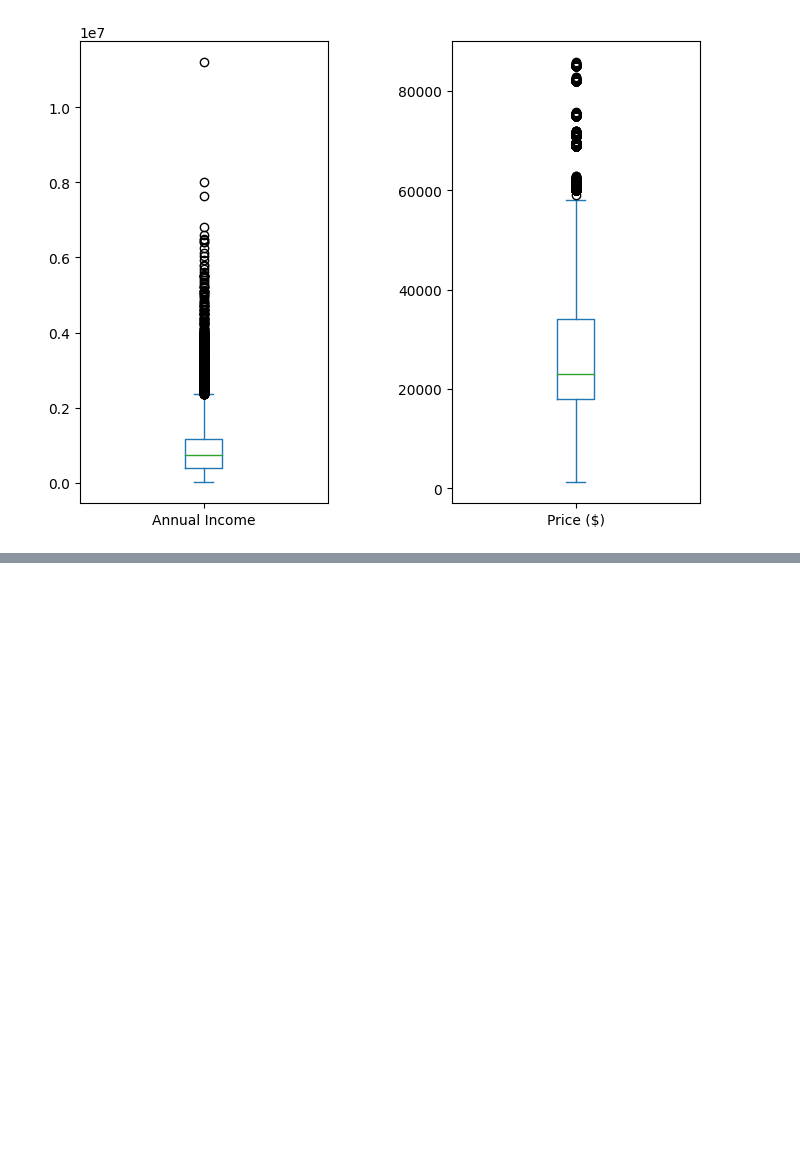
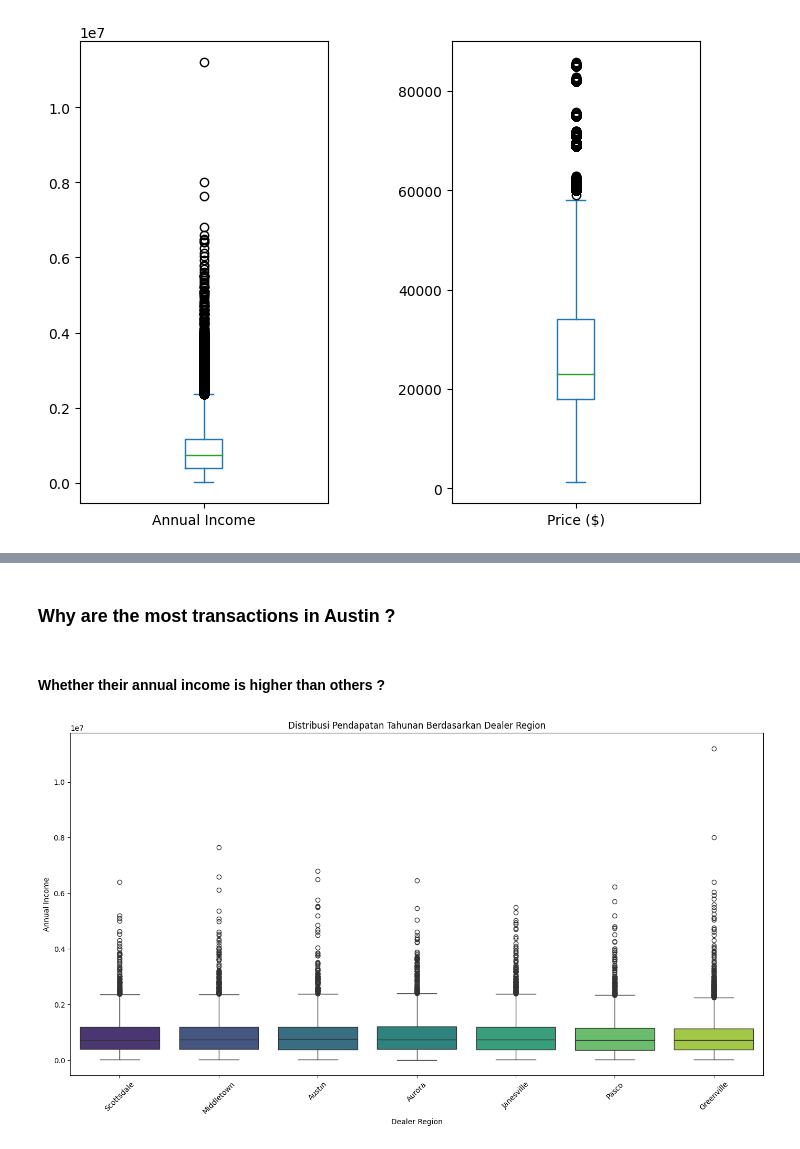
Before and after one commit to MuhammadJundullah/Data-Analysis, a Jupyter notebook: Car Sales Analysis/Car_Sales_Report.ipynb, the cells around one changed output, grey strips where cells are left out. Cells and saved outputs as stored; diff of their text form; code cells hidden in the pictures; blank space fills up the shorter version.

```diff
--- a/Car Sales Analysis/Car_Sales_Report.ipynb
+++ b/Car Sales Analysis/Car_Sales_Report.ipynb
@@ -342,0 +226,24 @@ plt.show()
+# %% [markdown]
+### Why are the most transactions in Austin ?
+# %% [markdown]
+#### Whether their annual income is higher than others ?
+# %%
+plt.figure(figsize=(14, 8))
+
+# Membuat box plot
+sns.boxplot(data=df, x='Dealer_Region', y='Annual Income', palette='viridis')
+
+# Menambahkan label dan judul
+plt.xticks(rotation=45)  # Rotate x labels if needed
+plt.title('Distribusi Pendapatan Tahunan Berdasarkan Dealer Region')
+plt.xlabel('Dealer Region')
+plt.ylabel('Annual Income')
+
+# Mengurutkan x-axis berdasarkan median Annual Income
+medians = df.groupby('Dealer_Region')['Annual Income'].median().sort_values()
+plt.gca().set_xticklabels(medians.index, rotation=45)
+
+plt.tight_layout()
+plt.show()
+# %% [output]
+[figure, added]
```
Also changed, not shown: parts of 36 cells of this notebook.
